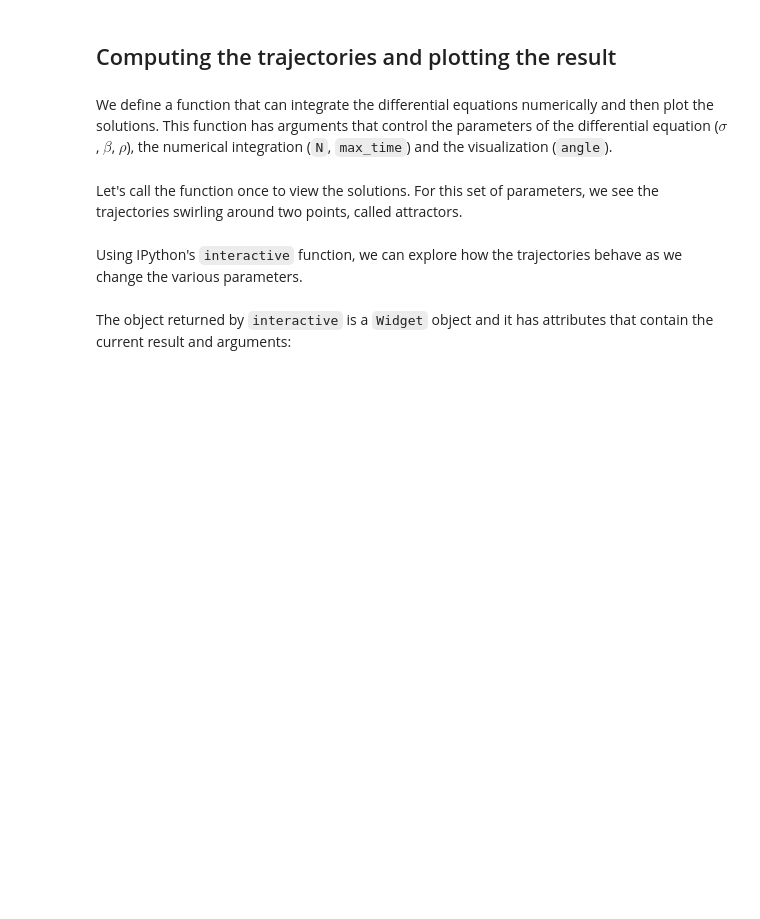
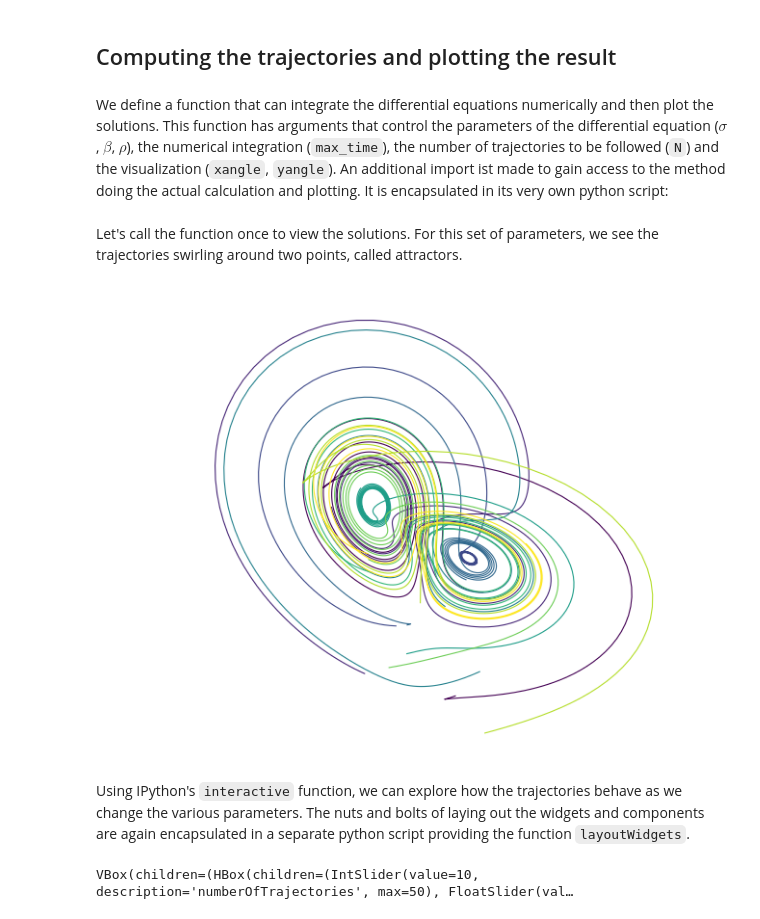
Before and after one commit to elbosso/nonlinear_chaotic_systems, a Jupyter notebook: Lorenz.ipynb, the cells around one changed output. Saved outputs shown, nothing was run; the diff lists cells and outputs as text; code cells hidden in the pictures; blank space fills up the shorter version.

Commit message:
extracted heavy python code into external modules

```diff
--- a/Lorenz.ipynb
+++ b/Lorenz.ipynb
@@ -33,42 +26,4 @@ from matplotlib import animation
 # %% [markdown]
 ## Computing the trajectories and plotting the result
 # %% [markdown]
-We define a function that can integrate the differential equations numerically and then plot the solutions. This function has arguments that control the parameters of the differential equation (\\(\sigma\\), \\(\beta\\), \\(\rho\\)), the numerical integration (`N`, `max_time`) and the visualization (`angle`).
+We define a function that can integrate the differential equations numerically and then plot the solutions. This function has arguments that control the parameters of the differential equation (\\(\sigma\\), \\(\beta\\), \\(\rho\\)), the numerical integration (`max_time`), the number of trajectories to be followed (`N`) and the visualization (`xangle`, `yangle`). An additional import ist made to gain access to the method doing the actual calculation and plotting. It is encapsulated in its very own python script:
-# %%
-def solve_lorenz(numberOfTrajectories=10, anglex=0.0, angley=30.0, max_time=4.0, sigma=10.0, beta=8./3, rho=28.0):
-
-    fig = plt.figure(figsize=(8, 6), dpi=80)
-    ax = fig.add_axes([0, 0, 1, 1], projection='3d')
-    ax.axis('off')
-
-    # prepare the axes limits
-    ax.set_xlim((-20, 20))
-    ax.set_ylim((-30, 30))
-    ax.set_zlim((5, 55))
-
-    def lorenz_deriv(x_y_z, t0, sigma=sigma, beta=beta, rho=rho):
-        """Compute the time-derivative of a Lorenz system."""
-        x, y, z = x_y_z
-        return [sigma * (y - x), x * (rho - z) - y, x * y - beta * z]
-
-    # Choose random starting points, uniformly distributed from -15 to 15
-    np.random.seed(1)
-    x0 = -15 + 30 * np.random.random((numberOfTrajectories, 3))
-
-    # Solve for the trajectories
-    t = np.linspace(0, max_time, int(250*max_time))
-    x_t = np.asarray([integrate.odeint(lorenz_deriv, x0i, t)
-                      for x0i in x0])
-
-    # choose a different color for each trajectory
-    colors = plt.cm.viridis(np.linspace(0, 1, numberOfTrajectories))
-
-    for i in range(numberOfTrajectories):
-        x, y, z = x_t[i,:,:].T
-        lines = ax.plot(x, y, z, '-', c=colors[i])
-        plt.setp(lines, linewidth=1)
-
-    ax.view_init(angley, anglex)
-    plt.show()
-
-    return t, x_t
@@ -75,18 +32,17 @@ def solve_lorenz(numberOfTrajectories=10, anglex=0.0, angley=30.0, max_time=4.0,
 # %% [markdown]
 Let's call the function once to view the solutions. For this set of parameters, we see the trajectories swirling around two points, called attractors.
 # %%
-t, x_t = solve_lorenz(anglex=0, numberOfTrajectories=10)
+t, x_t = solve_lorenz(anglex=0, angley=30, numberOfTrajectories=10)
+# %% [output]
+[figure, added]
 # %% [markdown]
-Using IPython's `interactive` function, we can explore how the trajectories behave as we change the various parameters.
+Using IPython's `interactive` function, we can explore how the trajectories behave as we change the various parameters. The nuts and bolts of laying out the widgets and components are again encapsulated in a separate python script providing the function `layoutWidgets`.
 # %%
+from layoutWidgets import layout
+
 w = interactive(solve_lorenz, anglex=(0.,360.), angley=(0.,360.), max_time=(0.1, 40.0),
                 numberOfTrajectories=(0,50), sigma=(0.0,50.0), rho=(0.0,50.0))
-controls = HBox(w.children[:-1], layout = Layout(flex_flow='row wrap'))
-output = w.children[-1]
-output.layout.height = '550px'
-display(VBox([controls, output]))
-#without this ping - the visualization would only update when someone actually interacts with the controls
-w.children[1].value=w.children[1].value+1
-w.children[1].value=w.children[1].value-1
+
+layout(w)
+# %% [output]
+VBox(children=(HBox(children=(IntSlider(value=10, description='numberOfTrajectories', max=50), FloatSlider(val…
-# %% [markdown]
-The object returned by `interactive` is a `Widget` object and it has attributes that contain the current result and arguments:
```
Also changed, not shown: parts of 11 cells of this notebook, 2 other files.
